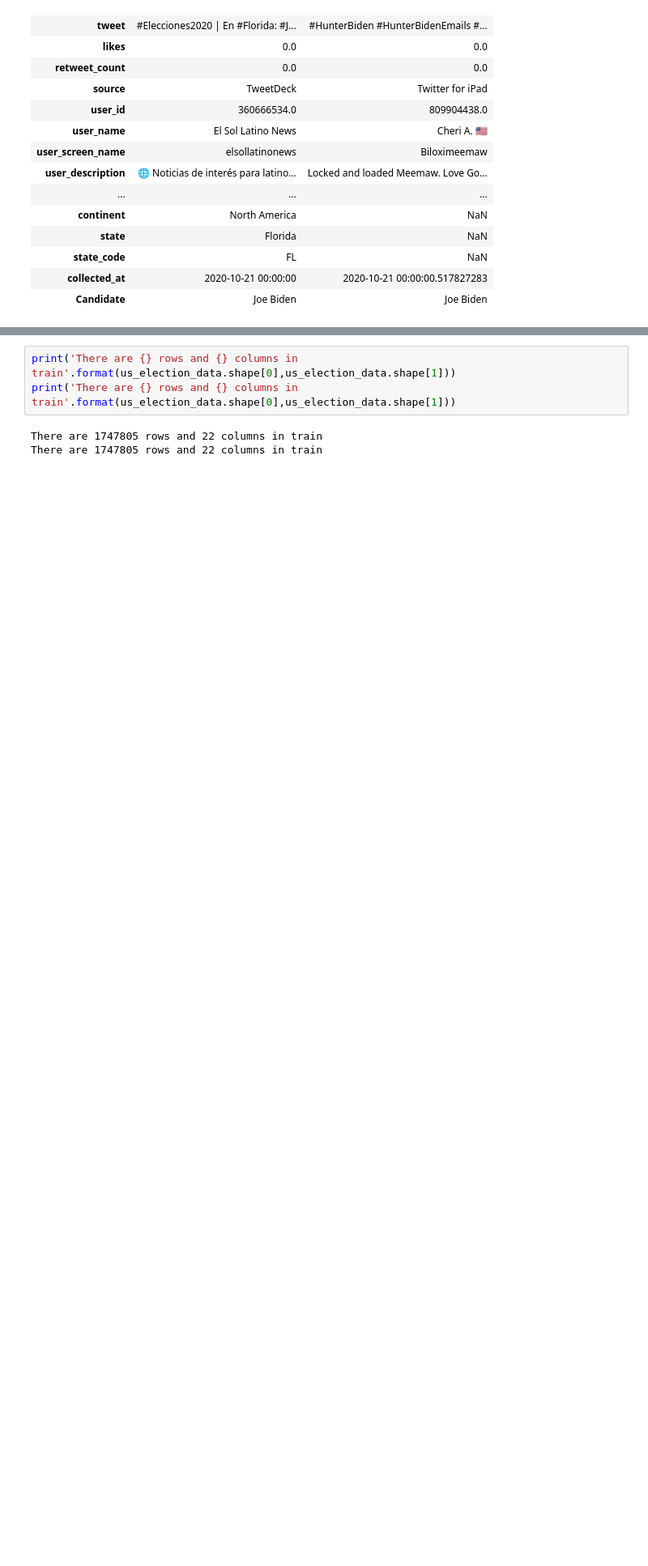
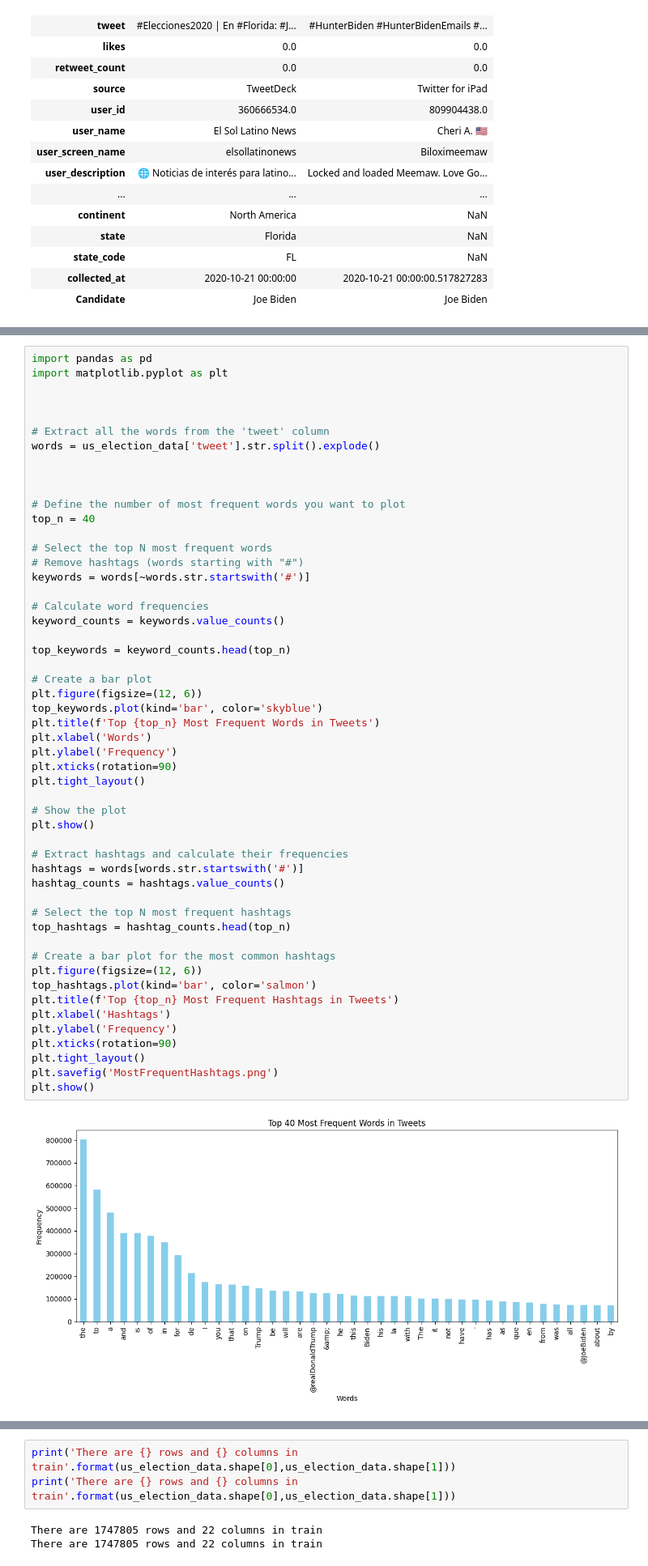
Before and after one commit to NatanGrayman/Investigation_Project, a Jupyter notebook: investigation-project-us-election.ipynb, the cells around one changed output, grey strips where cells are left out. Shown at 81% size. Saved outputs shown, nothing was run; the diff lists cells and outputs as text; blank space fills up the shorter version.

```diff
--- a/investigation-project-us-election.ipynb
+++ b/investigation-project-us-election.ipynb
@@ -77,0 +187,54 @@ us_election_data.head(2).T
+# %%
+import pandas as pd
+import matplotlib.pyplot as plt
+
+
+
+# Extract all the words from the 'tweet' column
+words = us_election_data['tweet'].str.split().explode()
+
+
+
+# Define the number of most frequent words you want to plot
+top_n = 40
+
+# Select the top N most frequent words
+# Remove hashtags (words starting with "#")
+keywords = words[~words.str.startswith('#')]
+
+# Calculate word frequencies
+keyword_counts = keywords.value_counts()
+
+top_keywords = keyword_counts.head(top_n)
+
+# Create a bar plot
+plt.figure(figsize=(12, 6))
+top_keywords.plot(kind='bar', color='skyblue')
+plt.title(f'Top {top_n} Most Frequent Words in Tweets')
+plt.xlabel('Words')
+plt.ylabel('Frequency')
+plt.xticks(rotation=90)
+plt.tight_layout()
+
+# Show the plot
+plt.show()
+
+# Extract hashtags and calculate their frequencies
+hashtags = words[words.str.startswith('#')]
+hashtag_counts = hashtags.value_counts()
+
+# Select the top N most frequent hashtags
+top_hashtags = hashtag_counts.head(top_n)
+
+# Create a bar plot for the most common hashtags
+plt.figure(figsize=(12, 6))
+top_hashtags.plot(kind='bar', color='salmon')
+plt.title(f'Top {top_n} Most Frequent Hashtags in Tweets')
+plt.xlabel('Hashtags')
+plt.ylabel('Frequency')
+plt.xticks(rotation=90)
+plt.tight_layout()
+plt.savefig('MostFrequentHashtags.png')
+plt.show()
+# %% [output]
+[figure, added]
```
Also changed, not shown: parts of 115 cells of this notebook.
